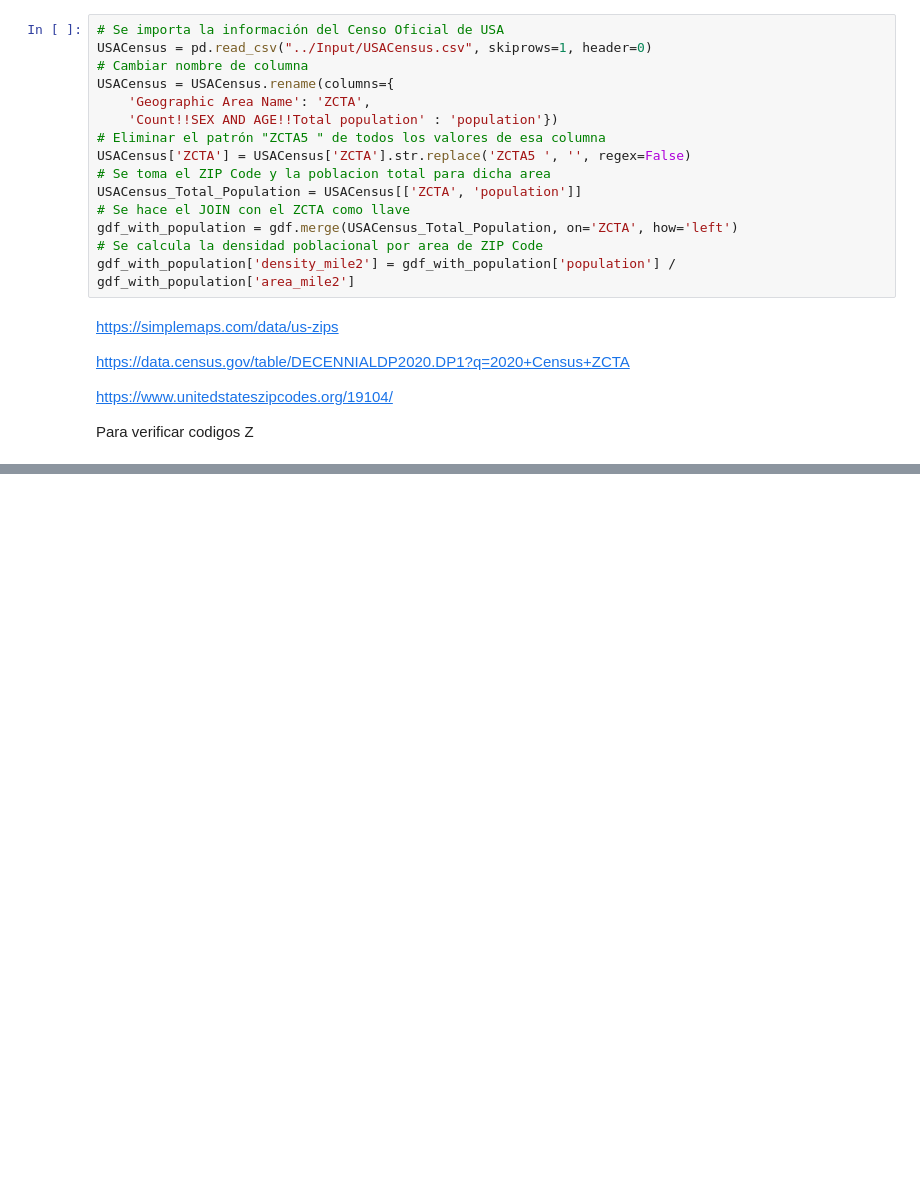
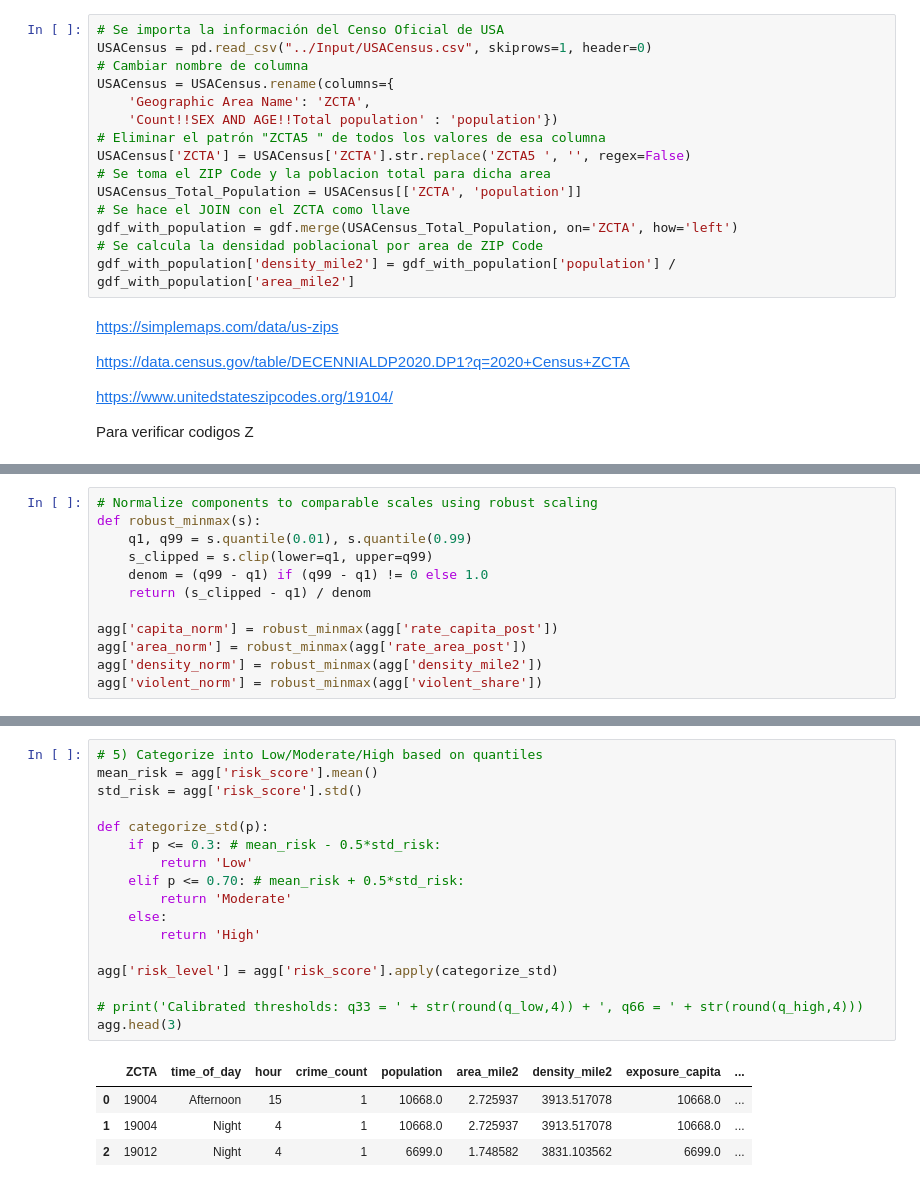
Before and after one commit to dnunez29/Trabajo-Final-Graduacion, a Jupyter notebook: Scripts/TFM_DanielNunezVargas_Cartografica.ipynb, the cells around one changed output, grey strips where cells are left out. Saved outputs shown, nothing was run; the diff lists cells and outputs as text; blank space fills up the shorter version.

```diff
--- a/Scripts/TFM_DanielNunezVargas_Cartografica.ipynb
+++ b/Scripts/TFM_DanielNunezVargas_Cartografica.ipynb
@@ -420,0 +538,12 @@ Para verificar codigos Z
+# %%
+# Normalize components to comparable scales using robust scaling
+def robust_minmax(s):
+    q1, q99 = s.quantile(0.01), s.quantile(0.99)
+    s_clipped = s.clip(lower=q1, upper=q99)
+    denom = (q99 - q1) if (q99 - q1) != 0 else 1.0
+    return (s_clipped - q1) / denom
+
+agg['capita_norm'] = robust_minmax(agg['rate_capita_post'])
+agg['area_norm'] = robust_minmax(agg['rate_area_post'])
+agg['density_norm'] = robust_minmax(agg['density_mile2'])
+agg['violent_norm'] = robust_minmax(agg['violent_share'])
@@ -420,0 +587,22 @@ Para verificar codigos Z
+# %%
+# 5) Categorize into Low/Moderate/High based on quantiles
+mean_risk = agg['risk_score'].mean()
+std_risk = agg['risk_score'].std()
+
+def categorize_std(p):
+    if p <= 0.3: # mean_risk - 0.5*std_risk:
+        return 'Low'
+    elif p <= 0.70: # mean_risk + 0.5*std_risk:
+        return 'Moderate'
+    else:
+        return 'High'
+
+agg['risk_level'] = agg['risk_score'].apply(categorize_std)
+
+# print('Calibrated thresholds: q33 = ' + str(round(q_low,4)) + ', q66 = ' + str(round(q_high,4)))
+agg.head(3)
+# %% [output]
+|  | ZCTA | time_of_day | hour | crime_count | population | area_mile2 | density_mile2 | exposure_capita | ... |
+| 0 | 19004 | Afternoon | 15 | 1 | 10668.0 | 2.725937 | 3913.517078 | 10668.0 | ... |
+| 1 | 19004 | Night | 4 | 1 | 10668.0 | 2.725937 | 3913.517078 | 10668.0 | ... |
+| 2 | 19012 | Night | 4 | 1 | 6699.0 | 1.748582 | 3831.103562 | 6699.0 | ... |
```
Also changed, not shown: parts of 18 cells of this notebook, 2 other files.
